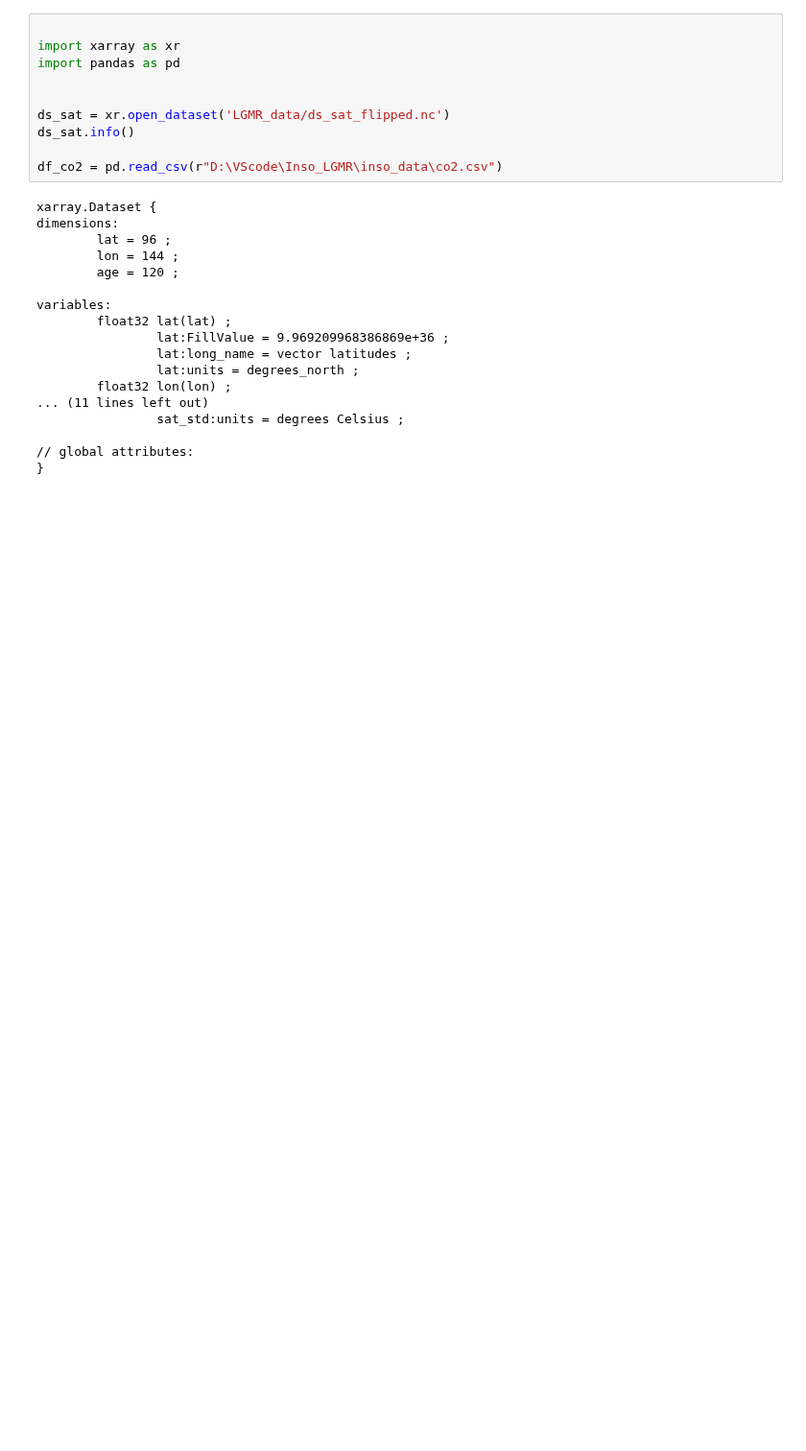
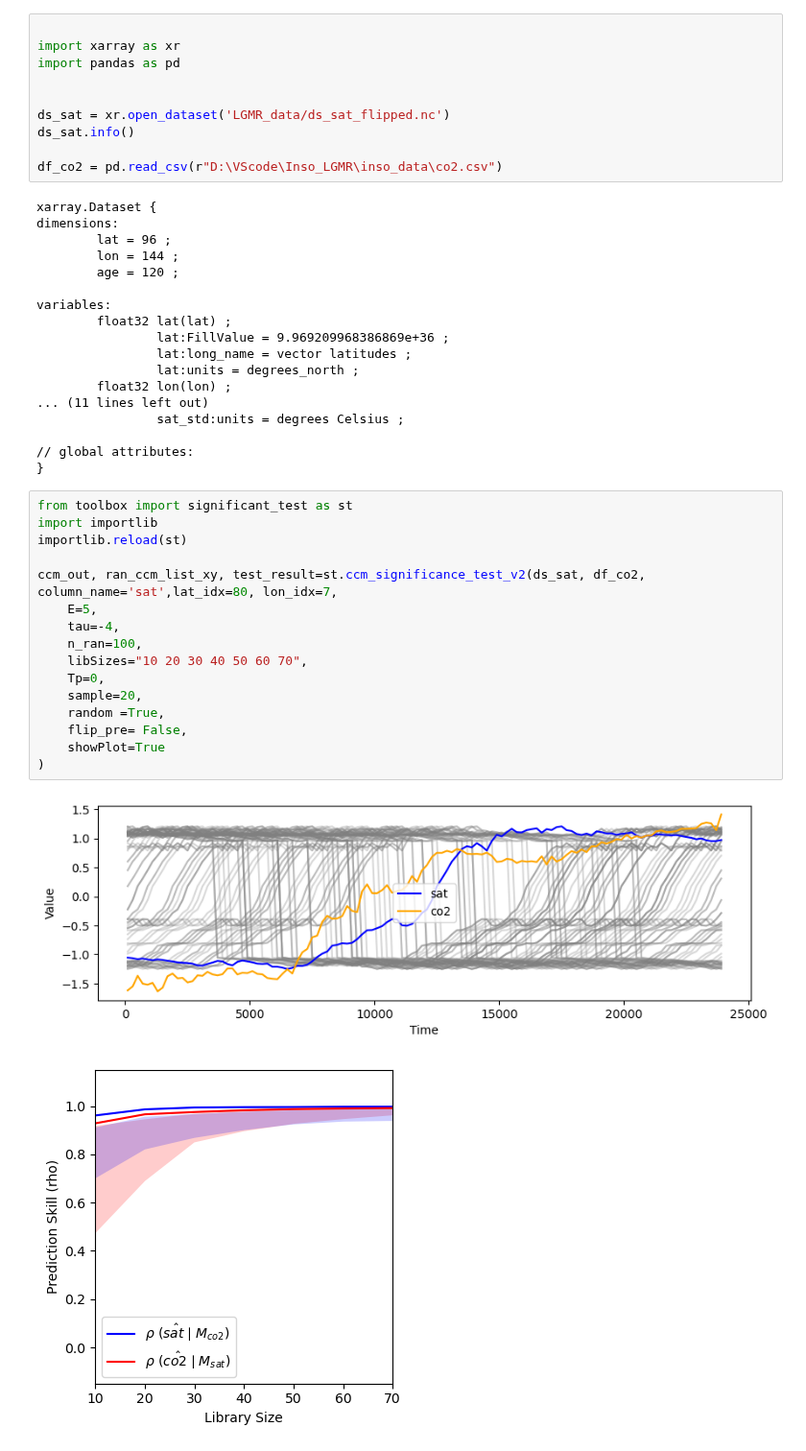
Before and after one commit to Peisong-Zheng/Inso_LGMR, a Jupyter notebook: Sat_Xmapping_CO2.ipynb, the cells around one changed output. Shown at 96% size. Saved outputs shown, nothing was run; the diff lists cells and outputs as text; blank space fills up the shorter version.

```diff
--- a/Sat_Xmapping_CO2.ipynb
+++ b/Sat_Xmapping_CO2.ipynb
@@ -26,3 +26,22 @@ variables:
 
 // global attributes:
 }
+# %%
+from toolbox import significant_test as st
+import importlib
+importlib.reload(st)
+
+ccm_out, ran_ccm_list_xy, test_result=st.ccm_significance_test_v2(ds_sat, df_co2, column_name='sat',lat_idx=80, lon_idx=7,
+    E=5,
+    tau=-4,
+    n_ran=100,
+    libSizes="10 20 30 40 50 60 70",
+    Tp=0,
+    sample=20,
+    random =True,
+    flip_pre= False,
+    showPlot=True
+)
+# %% [output]
+[figure, added]
+[figure, added]
```
Also changed, not shown: parts of 5 cells of this notebook, 5 other files.
